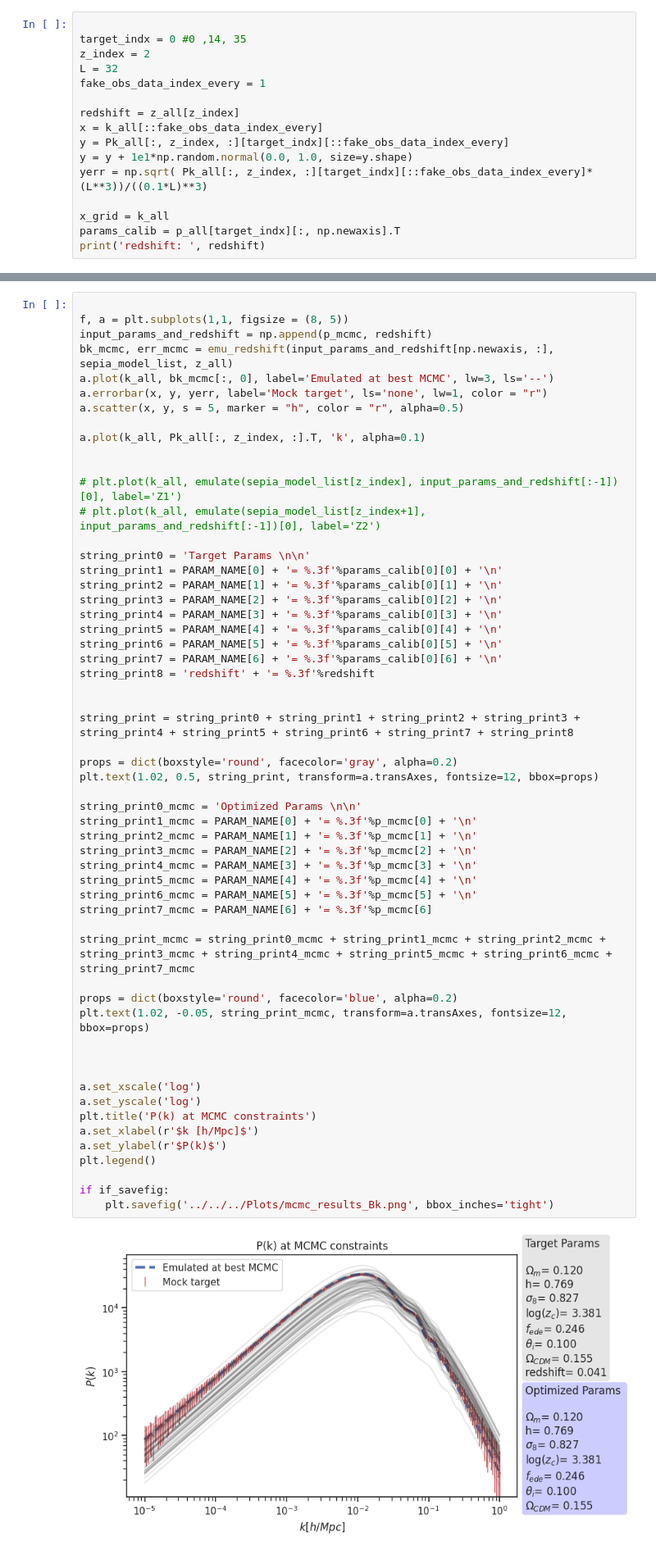
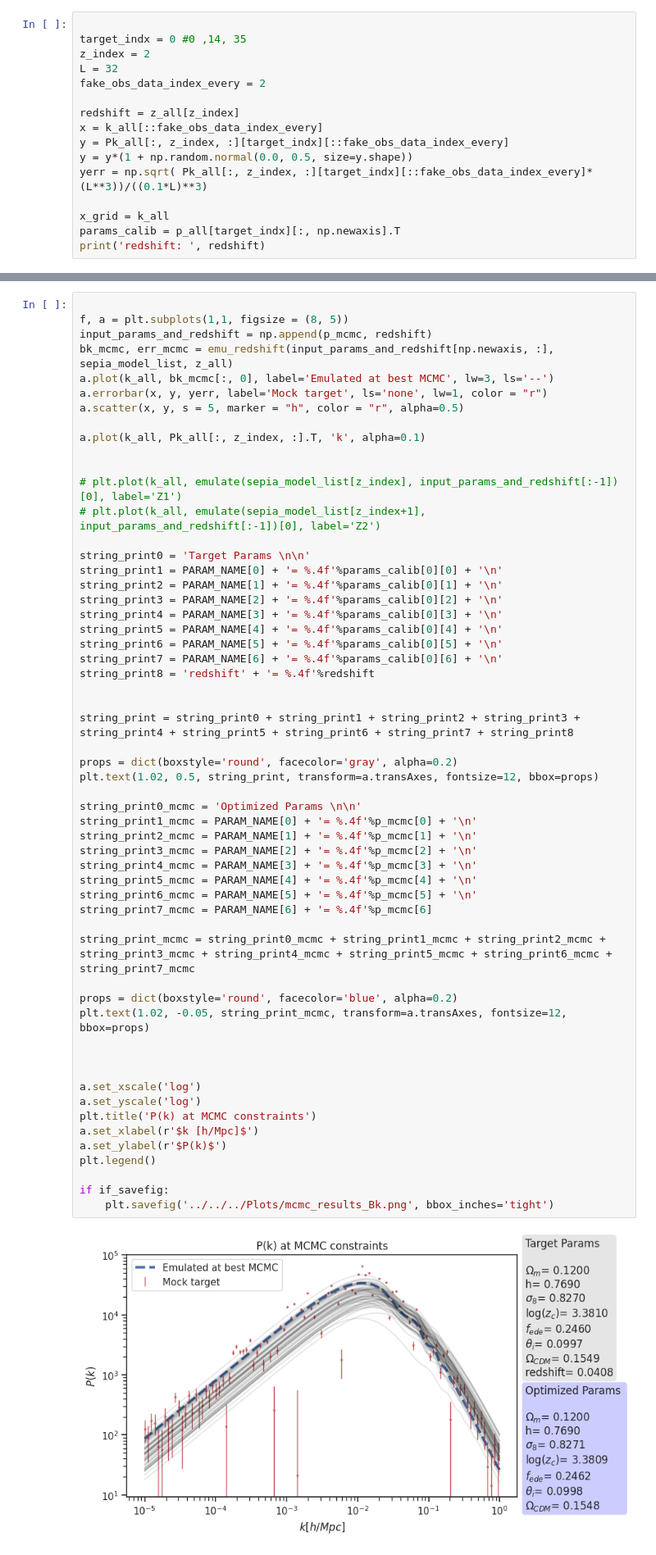
Before and after one commit to nesar/EarlyDarkEmu, a Jupyter notebook: nbs/index.ipynb, the cells around one changed output, grey strips where cells are left out. Shown at 82% size. Saved outputs shown, nothing was run; the diff lists cells and outputs as text.

```diff
--- a/nbs/index.ipynb
+++ b/nbs/index.ipynb
@@ -311,12 +313,12 @@ nrun = 700  # 1000
 target_indx = 0 #0 ,14, 35
 z_index = 2
 L = 32
-fake_obs_data_index_every = 1
+fake_obs_data_index_every = 2
 
 redshift = z_all[z_index]
 x = k_all[::fake_obs_data_index_every]
 y = Pk_all[:, z_index, :][target_indx][::fake_obs_data_index_every]
-y = y + 1e1*np.random.normal(0.0, 1.0, size=y.shape)
+y = y*(1 + np.random.normal(0.0, 0.5, size=y.shape))
 yerr = np.sqrt( Pk_all[:, z_index, :][target_indx][::fake_obs_data_index_every]*(L**3))/((0.1*L)**3)
 
 x_grid = k_all
@@ -411,49 +413,49 @@ a.plot(k_all, Pk_all[:, z_index, :].T, 'k', alpha=0.1)
 # plt.plot(k_all, emulate(sepia_model_list[z_index], input_params_and_redshift[:-1])[0], label='Z1')
 # plt.plot(k_all, emulate(sepia_model_list[z_index+1], input_params_and_redshift[:-1])[0], label='Z2')
 
 string_print0 = 'Target Params \n\n'
-string_print1 = PARAM_NAME[0] + '= %.3f'%params_calib[0][0] + '\n'
-string_print2 = PARAM_NAME[1] + '= %.3f'%params_calib[0][1] + '\n'
-string_print3 = PARAM_NAME[2] + '= %.3f'%params_calib[0][2] + '\n'
-string_print4 = PARAM_NAME[3] + '= %.3f'%params_calib[0][3] + '\n'
-string_print5 = PARAM_NAME[4] + '= %.3f'%params_calib[0][4] + '\n'
-string_print6 = PARAM_NAME[5] + '= %.3f'%params_calib[0][5] + '\n'
-string_print7 = PARAM_NAME[6] + '= %.3f'%params_calib[0][6] + '\n'
-string_print8 = 'redshift' + '= %.3f'%redshift
+string_print1 = PARAM_NAME[0] + '= %.4f'%params_calib[0][0] + '\n'
+string_print2 = PARAM_NAME[1] + '= %.4f'%params_calib[0][1] + '\n'
+string_print3 = PARAM_NAME[2] + '= %.4f'%params_calib[0][2] + '\n'
+string_print4 = PARAM_NAME[3] + '= %.4f'%params_calib[0][3] + '\n'
+string_print5 = PARAM_NAME[4] + '= %.4f'%params_calib[0][4] + '\n'
+string_print6 = PARAM_NAME[5] + '= %.4f'%params_calib[0][5] + '\n'
+string_print7 = PARAM_NAME[6] + '= %.4f'%params_calib[0][6] + '\n'
+string_print8 = 'redshift' + '= %.4f'%redshift
 
 
 string_print = string_print0 + string_print1 + string_print2 + string_print3 + string_print4 + string_print5 + string_print6 + string_print7 + string_print8
 
 props = dict(boxstyle='round', facecolor='gray', alpha=0.2)
 plt.text(1.02, 0.5, string_print, transform=a.transAxes, fontsize=12, bbox=props)
 
 string_print0_mcmc = 'Optimized Params \n\n'
-string_print1_mcmc = PARAM_NAME[0] + '= %.3f'%p_mcmc[0] + '\n'
-string_print2_mcmc = PARAM_NAME[1] + '= %.3f'%p_mcmc[1] + '\n'
-string_print3_mcmc = PARAM_NAME[2] + '= %.3f'%p_mcmc[2] + '\n'
-string_print4_mcmc = PARAM_NAME[3] + '= %.3f'%p_mcmc[3] + '\n'
-string_print5_mcmc = PARAM_NAME[4] + '= %.3f'%p_mcmc[4] + '\n'
-string_print6_mcmc = PARAM_NAME[5] + '= %.3f'%p_mcmc[5] + '\n'
-string_print7_mcmc = PARAM_NAME[6] + '= %.3f'%p_mcmc[6]
+string_print1_mcmc = PARAM_NAME[0] + '= %.4f'%p_mcmc[0] + '\n'
+string_print2_mcmc = PARAM_NAME[1] + '= %.4f'%p_mcmc[1] + '\n'
+string_print3_mcmc = PARAM_NAME[2] + '= %.4f'%p_mcmc[2] + '\n'
+string_print4_mcmc = PARAM_NAME[3] + '= %.4f'%p_mcmc[3] + '\n'
+string_print5_mcmc = PARAM_NAME[4] + '= %.4f'%p_mcmc[4] + '\n'
+string_print6_mcmc = PARAM_NAME[5] + '= %.4f'%p_mcmc[5] + '\n'
+string_print7_mcmc = PARAM_NAME[6] + '= %.4f'%p_mcmc[6]
 
 string_print_mcmc = string_print0_mcmc + string_print1_mcmc + string_print2_mcmc + string_print3_mcmc + string_print4_mcmc + string_print5_mcmc + string_print6_mcmc + string_print7_mcmc
 
 props = dict(boxstyle='round', facecolor='blue', alpha=0.2)
 plt.text(1.02, -0.05, string_print_mcmc, transform=a.transAxes, fontsize=12, bbox=props)
 
 
 
 a.set_xscale('log')
 a.set_yscale('log')
 plt.title('P(k) at MCMC constraints')
 a.set_xlabel(r'$k [h/Mpc]$')
 a.set_ylabel(r'$P(k)$')
 plt.legend()
 
 if if_savefig:
     plt.savefig('../../../Plots/mcmc_results_Bk.png', bbox_inches='tight')
 # %% [output]
-[figure, old version]
+[figure, new version]
 # %%
 #| hide
 
```
Also changed, not shown: parts of 7 cells of this notebook, 3 other files.
